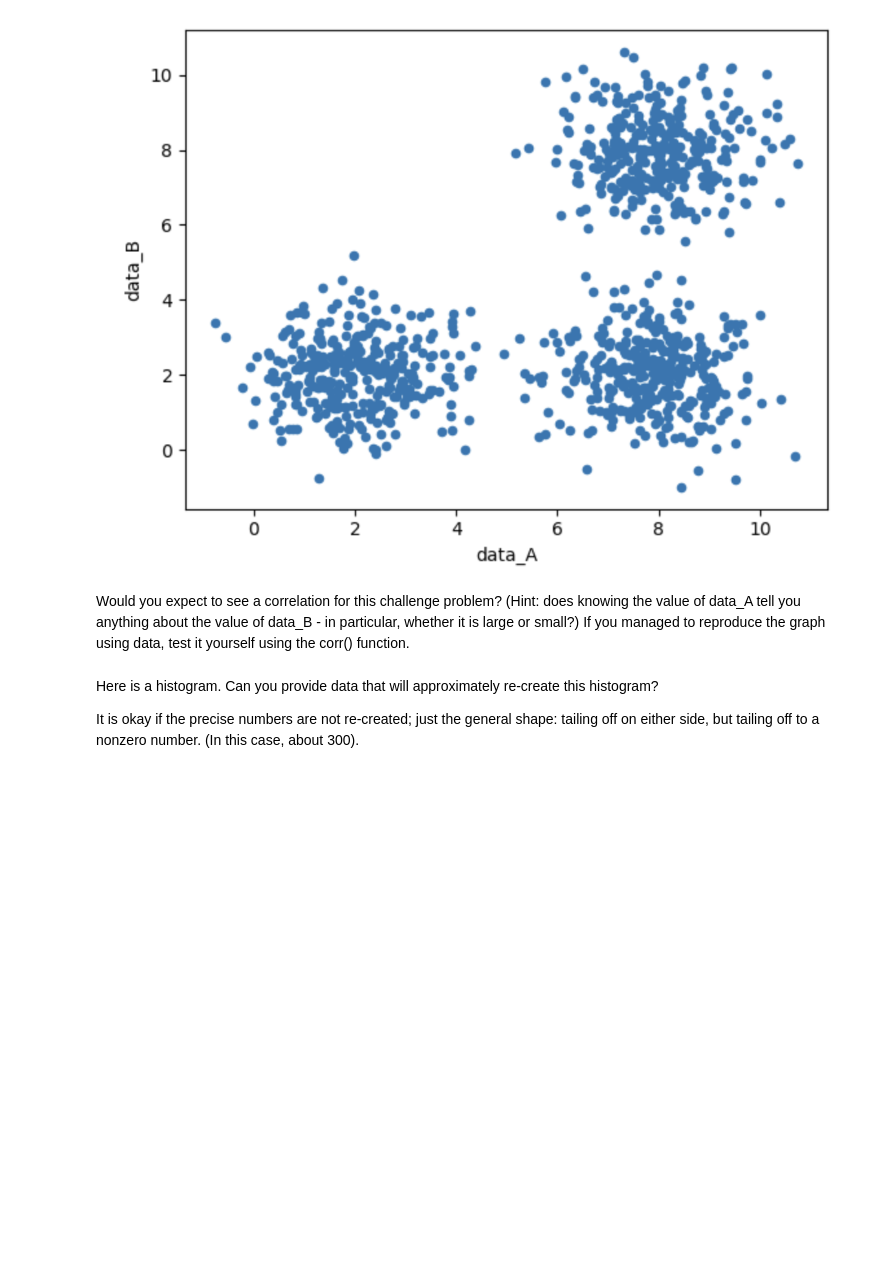
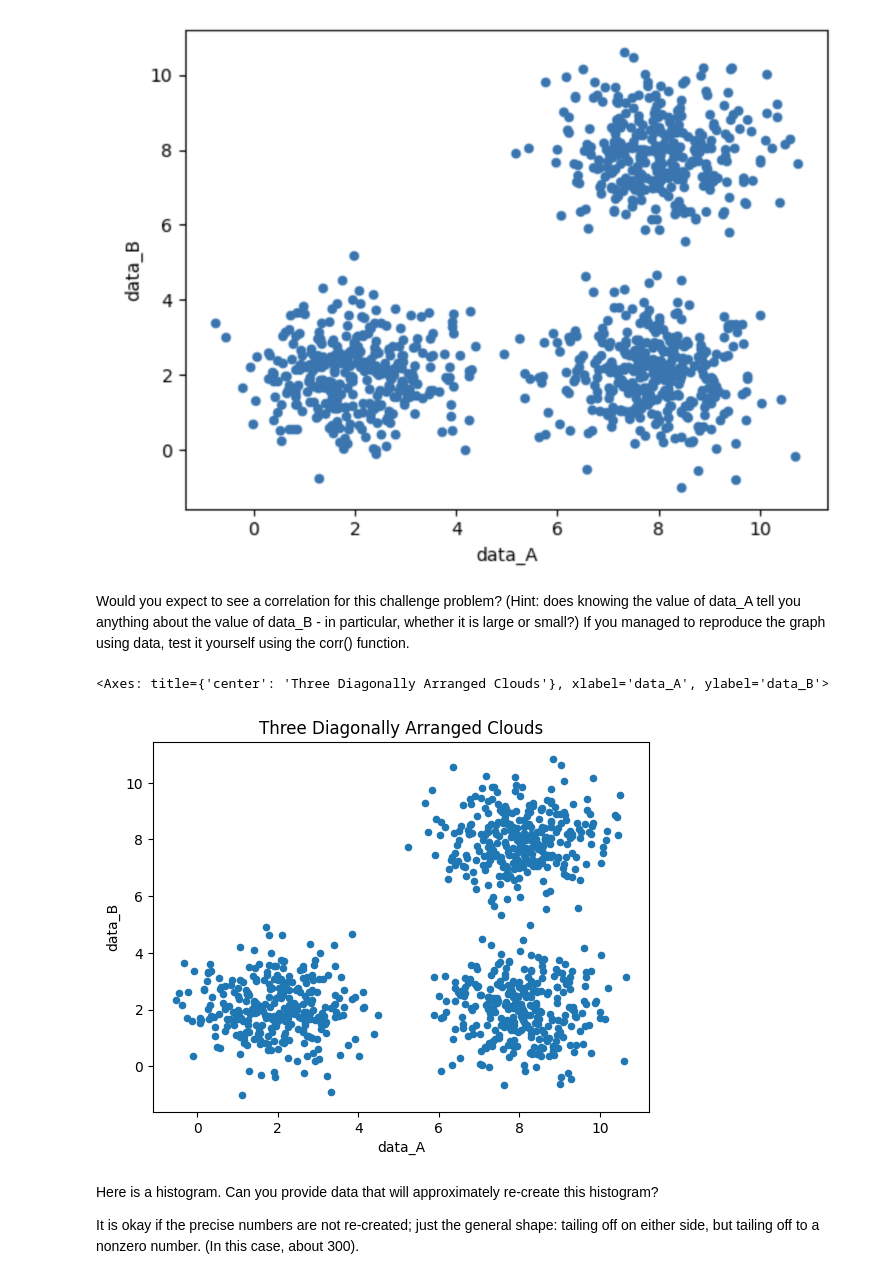
Before and after one commit to abcbbong/699_O2, a Jupyter notebook: OMDS-MODB2-Week5-Lee-JaeHoon.ipynb, the cells around one changed output. Drawn from its saved outputs; the diff is of its cells as text; code cells hidden in the pictures; blank space fills up the shorter version.

```diff
--- a/OMDS-MODB2-Week5-Lee-JaeHoon.ipynb
+++ b/OMDS-MODB2-Week5-Lee-JaeHoon.ipynb
@@ -166,6 +234,32 @@ Image("threeclouds.png")
 [figure]
 # %% [markdown]
 Would you expect to see a correlation for this challenge problem?  (Hint: does knowing the value of data_A tell you anything about the value of data_B - in particular, whether it is large or small?)  If you managed to reproduce the graph using data, test it yourself using the corr() function.
+# %%
+# Set the number of data points per cloud
+num_points_per_cloud = 300
+
+# First cloud (bottom-left)
+x1 = np.random.normal(loc=2, scale=1.0, size=num_points_per_cloud)
+y1 = np.random.normal(loc=2, scale=1.0, size=num_points_per_cloud)
+
+# Second cloud (center)
+x2 = np.random.normal(loc=8, scale=1.0, size=num_points_per_cloud)
+y2 = np.random.normal(loc=2, scale=1.0, size=num_points_per_cloud)
+
+# Third cloud (top-right)
+x3 = np.random.normal(loc=8, scale=1.0, size=num_points_per_cloud)
+y3 = np.random.normal(loc=8, scale=1.0, size=num_points_per_cloud)
+
+# Combine the data groups
+combined_x = np.concatenate([x1, x2, x3])
+combined_y = np.concatenate([y1, y2, y3])
+
+# Create a DataFrame and visualize
+df_three_clouds = pd.DataFrame({'data_A': combined_x, 'data_B': combined_y})
+df_three_clouds.plot.scatter(x='data_A', y='data_B', title='Three Diagonally Arranged Clouds')
+# %% [output]
+<Axes: title={'center': 'Three Diagonally Arranged Clouds'}, xlabel='data_A', ylabel='data_B'>
+[figure, added]
 # %% [markdown]
 Here is a histogram.  Can you provide data that will approximately re-create this histogram?
 
```
Also changed, not shown: parts of 7 cells of this notebook.
